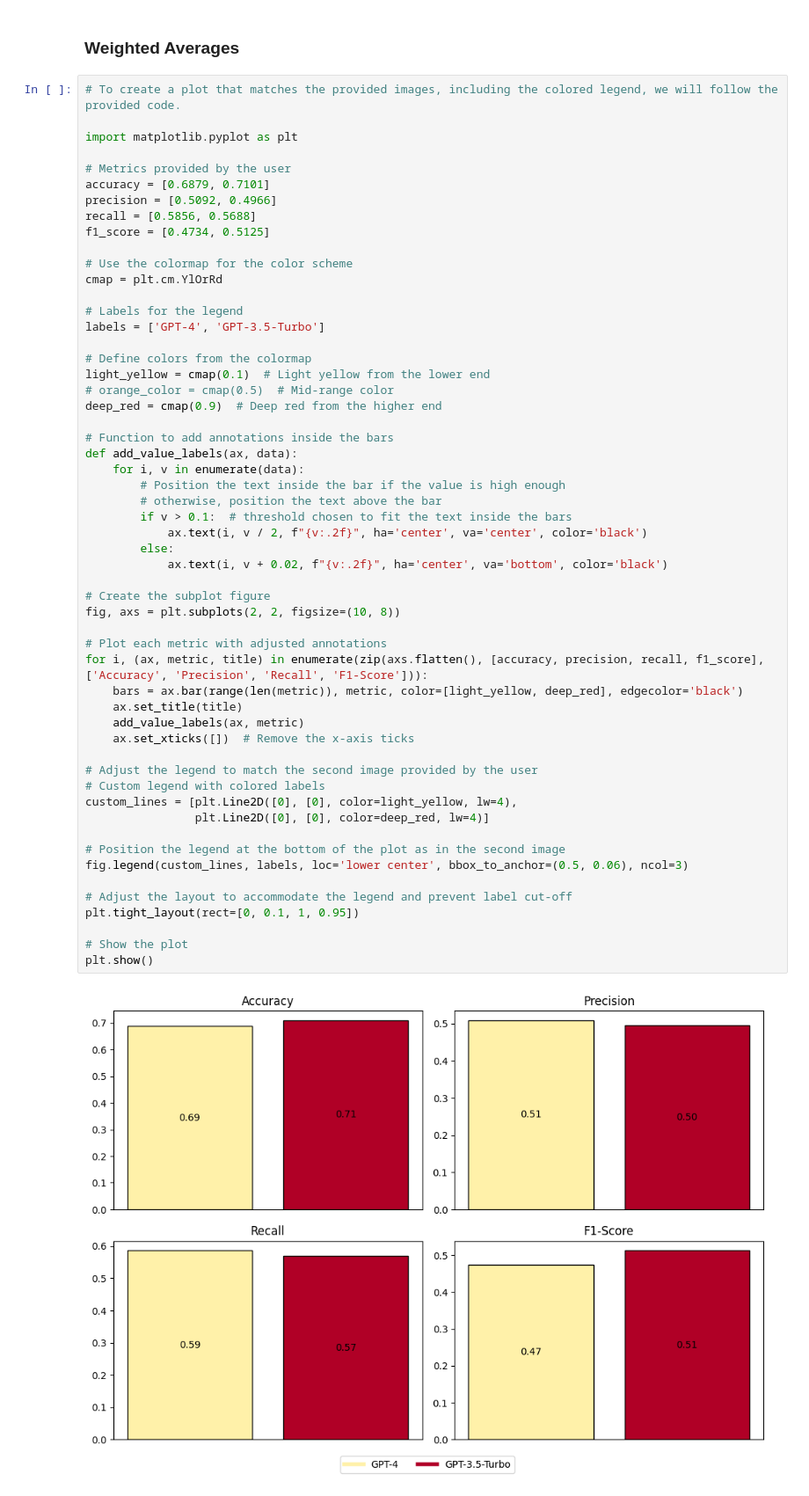
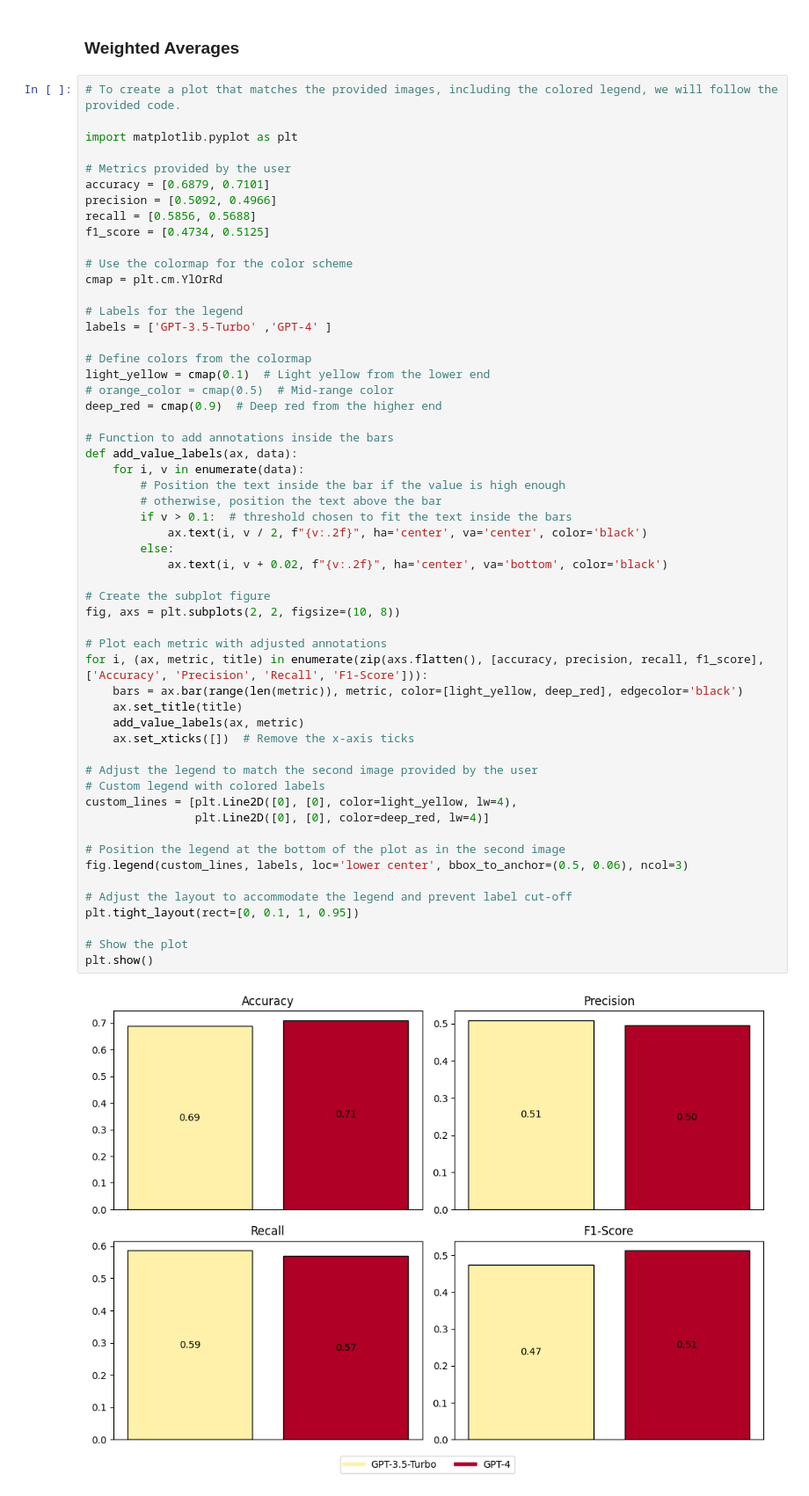
Before and after one commit to niklaswretblad/text-to-SQL-master-thesis, a Jupyter notebook: plots/plots.ipynb, the cells around one changed output. Shown: that part at 88% size. Drawn from its saved outputs; the diff is of its cells as text.

Commit message:
small changes to plots

```diff
--- a/plots/plots.ipynb
+++ b/plots/plots.ipynb
@@ -688,7 +689,7 @@ f1_score = [0.4734, 0.5125]
 cmap = plt.cm.YlOrRd
 
 # Labels for the legend
-labels = ['GPT-4', 'GPT-3.5-Turbo']
+labels = ['GPT-3.5-Turbo' ,'GPT-4' ]
 
 # Define colors from the colormap
 light_yellow = cmap(0.1)  # Light yellow from the lower end
@@ -702,31 +703,31 @@ def add_value_labels(ax, data):
         # otherwise, position the text above the bar
         if v > 0.1:  # threshold chosen to fit the text inside the bars
             ax.text(i, v / 2, f"{v:.2f}", ha='center', va='center', color='black')
         else:
             ax.text(i, v + 0.02, f"{v:.2f}", ha='center', va='bottom', color='black')
 
 # Create the subplot figure
 fig, axs = plt.subplots(2, 2, figsize=(10, 8))
 
 # Plot each metric with adjusted annotations
 for i, (ax, metric, title) in enumerate(zip(axs.flatten(), [accuracy, precision, recall, f1_score], ['Accuracy', 'Precision', 'Recall', 'F1-Score'])):
     bars = ax.bar(range(len(metric)), metric, color=[light_yellow, deep_red], edgecolor='black')
     ax.set_title(title)
     add_value_labels(ax, metric)
     ax.set_xticks([])  # Remove the x-axis ticks
 
 # Adjust the legend to match the second image provided by the user
 # Custom legend with colored labels
 custom_lines = [plt.Line2D([0], [0], color=light_yellow, lw=4),
                 plt.Line2D([0], [0], color=deep_red, lw=4)]
 
 # Position the legend at the bottom of the plot as in the second image
 fig.legend(custom_lines, labels, loc='lower center', bbox_to_anchor=(0.5, 0.06), ncol=3)
 
 # Adjust the layout to accommodate the legend and prevent label cut-off
 plt.tight_layout(rect=[0, 0.1, 1, 0.95])
 
 # Show the plot
 plt.show()
 # %% [output]
-[figure, old version]
+[figure, new version]
```
Also changed, not shown: parts of 1 cell of this notebook.
